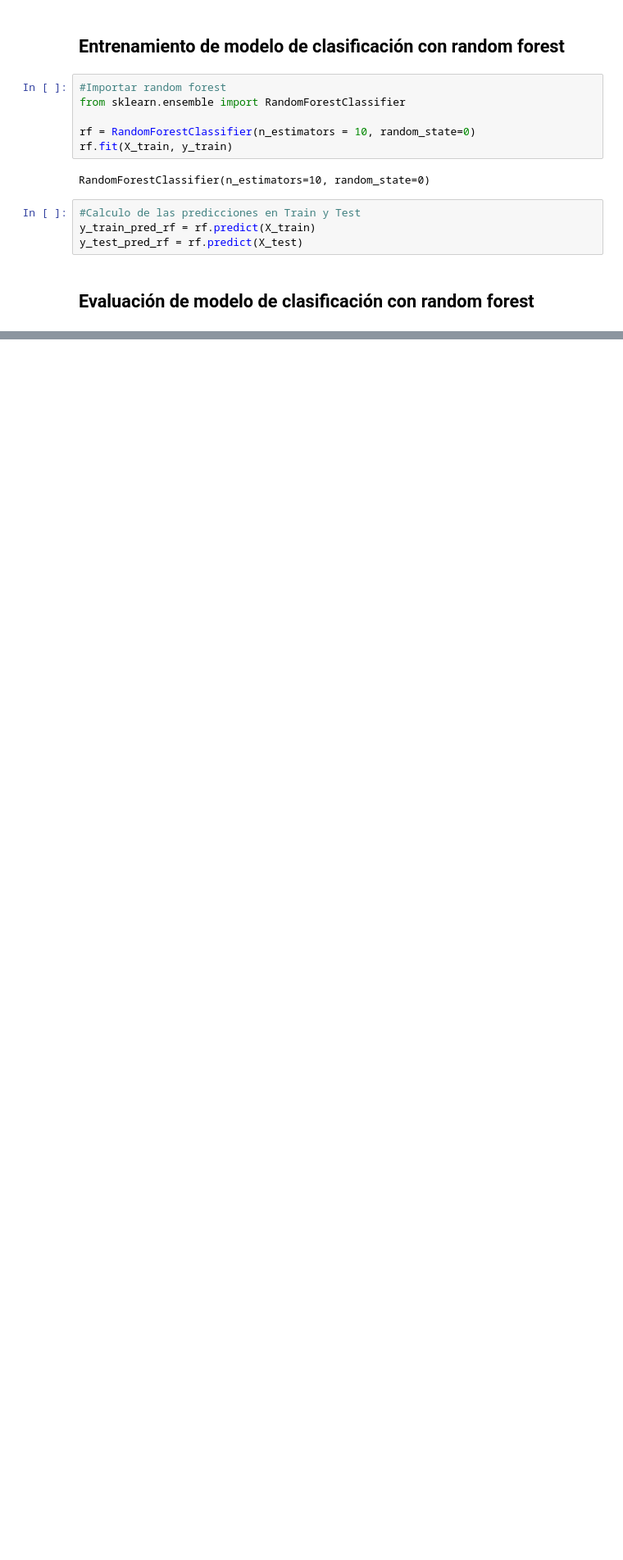
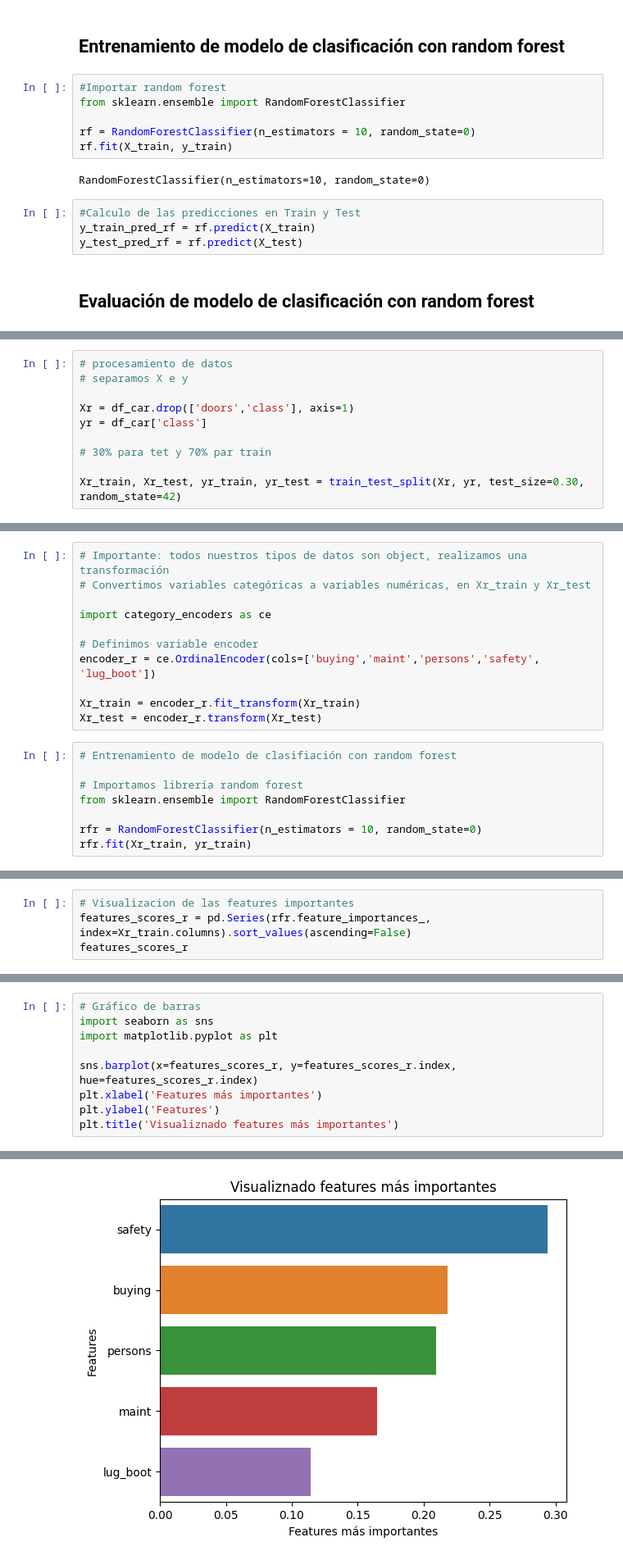
Before and after one commit to electrojam/Curso-de-Decision-Trees-y-Random-Forest-con-Python-y-scikit-learn, a Jupyter notebook: decision_tree_random_forest_project.ipynb, the cells around one changed output, grey strips where cells are left out. Shown at 82% size. Drawn from its saved outputs; the diff is of its cells as text; blank space fills up the shorter version.

Commit message:
Evaluación resultados del modelo random forest

```diff
--- a/decision_tree_random_forest_project.ipynb
+++ b/decision_tree_random_forest_project.ipynb
@@ -412,0 +468,10 @@ y_test_pred_rf = rf.predict(X_test)
+# %%
+# procesamiento de datos
+# separamos X e y
+
+Xr = df_car.drop(['doors','class'], axis=1)
+yr = df_car['class']
+
+# 30% para tet y 70% par train
+
+Xr_train, Xr_test, yr_train, yr_test = train_test_split(Xr, yr, test_size=0.30, random_state=42)
@@ -412,0 +509,19 @@ y_test_pred_rf = rf.predict(X_test)
+# %%
+# Importante: todos nuestros tipos de datos son object, realizamos una transformación
+# Convertimos variables categóricas a variables numéricas, en Xr_train y Xr_test
+
+import category_encoders as ce
+
+# Definimos variable encoder
+encoder_r = ce.OrdinalEncoder(cols=['buying','maint','persons','safety', 'lug_boot'])
+
+Xr_train = encoder_r.fit_transform(Xr_train)
+Xr_test = encoder_r.transform(Xr_test)
+# %%
+# Entrenamiento de modelo de clasifiación con random forest
+
+# Importamos librería random forest
+from sklearn.ensemble import RandomForestClassifier
+
+rfr = RandomForestClassifier(n_estimators = 10, random_state=0)
+rfr.fit(Xr_train, yr_train)
@@ -412,0 +552,4 @@ y_test_pred_rf = rf.predict(X_test)
+# %%
+# Visualizacion de las features importantes
+features_scores_r = pd.Series(rfr.feature_importances_, index=Xr_train.columns).sort_values(ascending=False)
+features_scores_r
@@ -412,0 +563,10 @@ y_test_pred_rf = rf.predict(X_test)
+# %%
+# Gráfico de barras
+import seaborn as sns
+import matplotlib.pyplot as plt
+
+sns.barplot(x=features_scores_r, y=features_scores_r.index, hue=features_scores_r.index)
+plt.xlabel('Features más importantes')
+plt.ylabel('Features')
+plt.title('Visualiznado features más importantes')
+# %% [output]
@@ -412,0 +574 @@ y_test_pred_rf = rf.predict(X_test)
+[figure, added]
```
Also changed, not shown: parts of 17 cells of this notebook.
